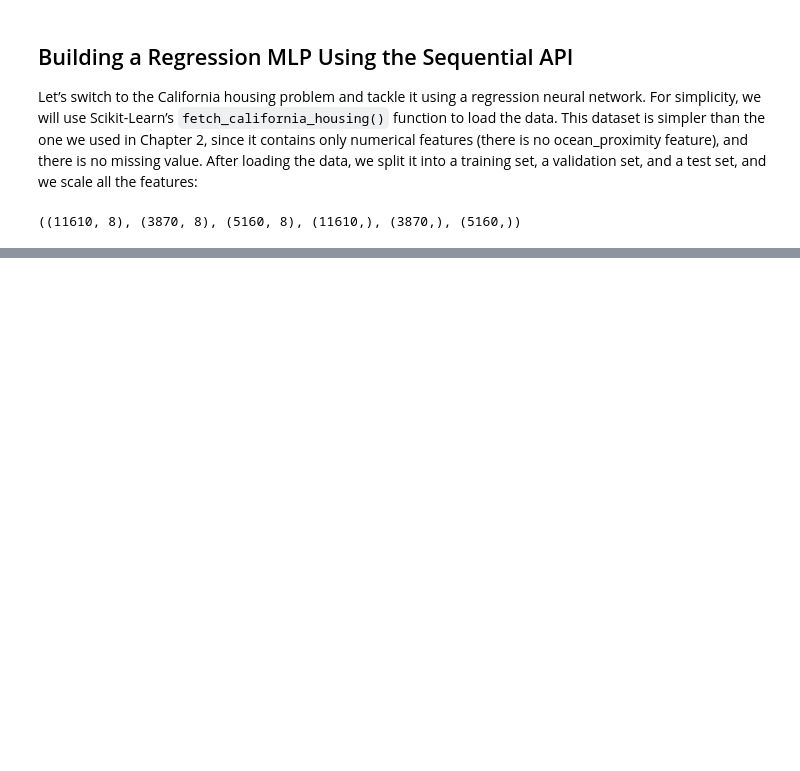
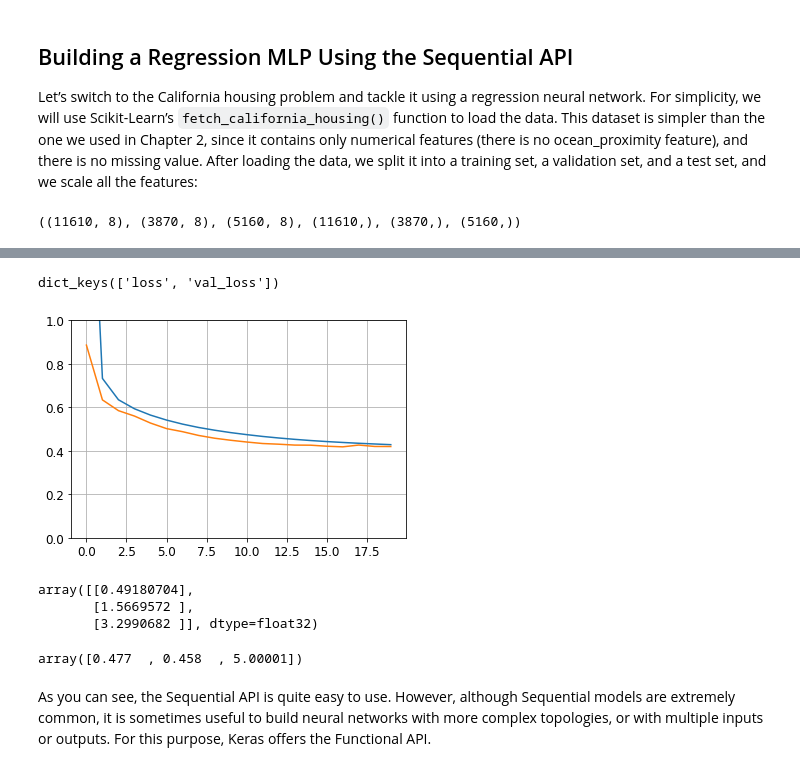
Before and after one commit to SachinGarg10/hands_on_ml_book_projects, a Jupyter notebook: ch10_Intro_to_ANN.ipynb, the cells around one changed output, grey strips where cells are left out. Drawn from its saved outputs; the diff is of its cells as text; code cells hidden in the pictures; blank space fills up the shorter version.

```diff
--- a/ch10_Intro_to_ANN.ipynb
+++ b/ch10_Intro_to_ANN.ipynb
@@ -696,0 +699,11 @@ X_train.shape, X_valid.shape, X_test.shape, y_train.shape, y_valid.shape, y_test
+# %%
+model = keras.models.Sequential([
+    keras.layers.Dense(30, activation='relu', input_shape=X_train.shape[1:]),
+    keras.layers.Dense(1)
+])
+
+model.compile(loss='mean_squared_error', optimizer=keras.optimizers.SGD(lr=1e-3))
+history = model.fit(X_train, y_train, epochs=20, validation_data=(X_valid, y_valid))
+mse_test = model.evaluate(X_test, y_test)
+X_new = X_test[:3]
+y_pred = model.predict(X_new)
@@ -696,0 +728,25 @@ X_train.shape, X_valid.shape, X_test.shape, y_train.shape, y_valid.shape, y_test
+# %%
+history.history.keys()
+# %% [output]
+dict_keys(['loss', 'val_loss'])
+# %%
+import pandas as pd
+
+plt.plot(pd.DataFrame(history.history))
+plt.grid()
+plt.gca().set_ylim(0, 1)
+plt.show()
+# %% [output]
+[figure, added]
+# %%
+y_pred
+# %% [output]
+array([[0.49180704],
+       [1.5669572 ],
+       [3.2990682 ]], dtype=float32)
+# %%
+y_test[:3]
+# %% [output]
+array([0.477  , 0.458  , 5.00001])
+# %% [markdown]
+As you can see, the Sequential API is quite easy to use. However, although Sequential models are extremely common, it is sometimes useful to build neural networks with more complex topologies, or with multiple inputs or outputs. For this purpose, Keras offers the Functional API.
```
Also changed, not shown: parts of 44 cells of this notebook.
